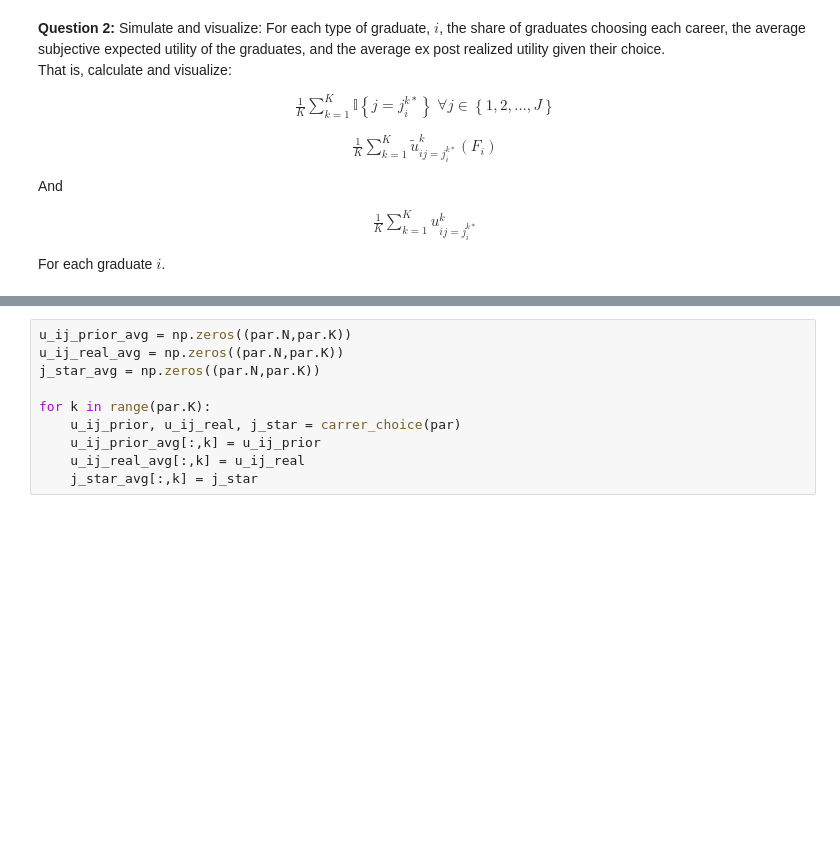
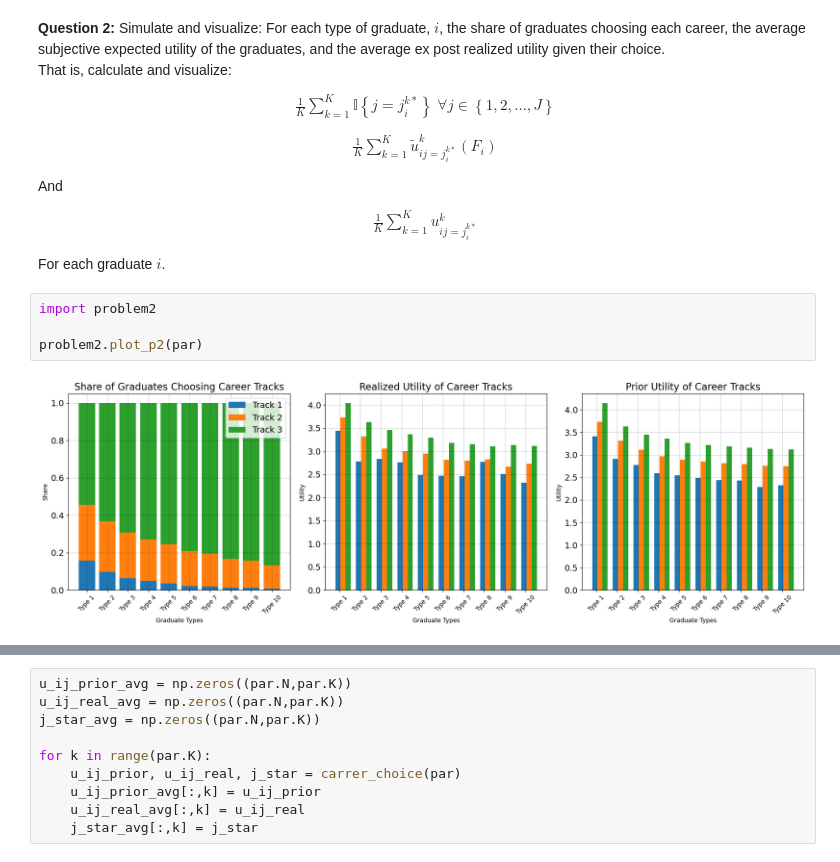
Before and after one commit to NumEconCopenhagen/projects-2024-mikkel-thomas, a Jupyter notebook: examproject/exam_2024 thje.ipynb, the cells around one changed output, grey strips where cells are left out. Cells and saved outputs as stored; diff of their text form; blank space fills up the shorter version.

```diff
--- a/examproject/exam_2024 thje.ipynb
+++ b/examproject/exam_2024 thje.ipynb
@@ -216,3 +216,9 @@ $$
 \end{align*}
 $$
 For each graduate $i$.
+# %%
+import problem2
+
+problem2.plot_p2(par)
+# %% [output]
+[figure, added]
```
Also changed, not shown: parts of 10 cells of this notebook, 1 other file.
